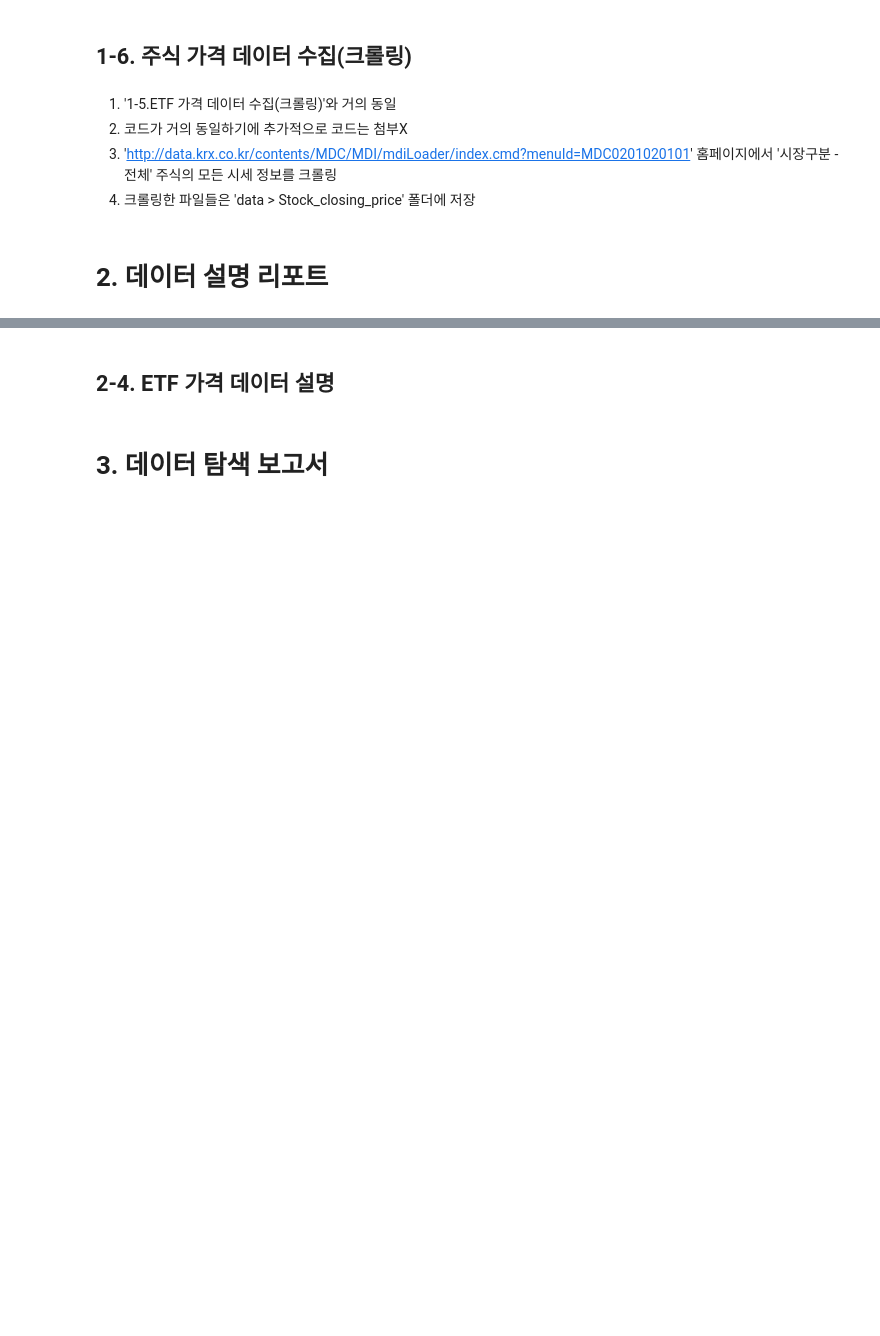
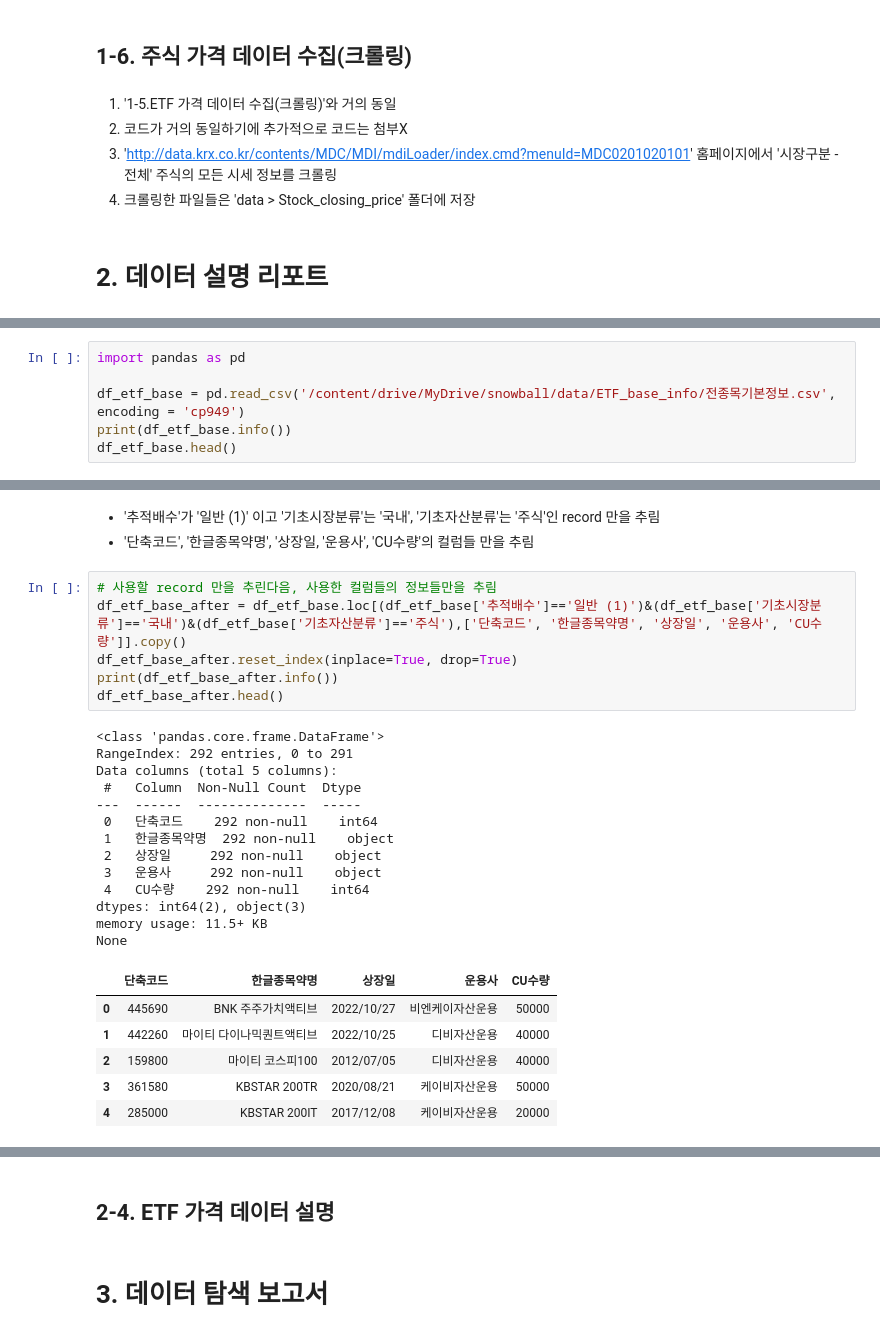
Before and after one commit to Ryong1998/snowball, a Jupyter notebook: 2_Data_Preparation.ipynb, the cells around one changed output, grey strips where cells are left out. Cells and saved outputs as stored; diff of their text form; blank space fills up the shorter version.

```diff
--- a/2_Data_Preparation.ipynb
+++ b/2_Data_Preparation.ipynb
@@ -511,0 +521,6 @@ if __name__ == '__main__':
+# %%
+import pandas as pd
+
+df_etf_base = pd.read_csv('/content/drive/MyDrive/snowball/data/ETF_base_info/전종목기본정보.csv', encoding = 'cp949')
+print(df_etf_base.info())
+df_etf_base.head()
@@ -511,0 +564,29 @@ if __name__ == '__main__':
+# %% [markdown]
+- '추적배수'가 '일반 (1)' 이고 '기초시장분류'는 '국내', '기초자산분류'는 '주식'인 record 만을 추림
+- '단축코드', '한글종목약명', '상장일, '운용사', 'CU수량'의 컬럼들 만을 추림
+# %%
+# 사용할 record 만을 추린다음, 사용한 컬럼들의 정보들만을 추림
+df_etf_base_after = df_etf_base.loc[(df_etf_base['추적배수']=='일반 (1)')&(df_etf_base['기초시장분류']=='국내')&(df_etf_base['기초자산분류']=='주식'),['단축코드', '한글종목약명', '상장일', '운용사', 'CU수량']].copy()
+df_etf_base_after.reset_index(inplace=True, drop=True)
+print(df_etf_base_after.info())
+df_etf_base_after.head()
+# %% [output]
+<class 'pandas.core.frame.DataFrame'>
+RangeIndex: 292 entries, 0 to 291
+Data columns (total 5 columns):
+ #   Column  Non-Null Count  Dtype
+---  ------  --------------  -----
+ 0   단축코드    292 non-null    int64
+ 1   한글종목약명  292 non-null    object
+ 2   상장일     292 non-null    object
+ 3   운용사     292 non-null    object
+ 4   CU수량    292 non-null    int64
+dtypes: int64(2), object(3)
+memory usage: 11.5+ KB
+None
+|  | 단축코드 | 한글종목약명 | 상장일 | 운용사 | CU수량 |
+| 0 | 445690 | BNK 주주가치액티브 | 2022/10/27 | 비엔케이자산운용 | 50000 |
+| 1 | 442260 | 마이티 다이나믹퀀트액티브 | 2022/10/25 | 디비자산운용 | 40000 |
+| 2 | 159800 | 마이티 코스피100 | 2012/07/05 | 디비자산운용 | 40000 |
+| 3 | 361580 | KBSTAR 200TR | 2020/08/21 | 케이비자산운용 | 50000 |
+| 4 | 285000 | KBSTAR 200IT | 2017/12/08 | 케이비자산운용 | 20000 |
```
Also changed, not shown: parts of 32 cells of this notebook.
